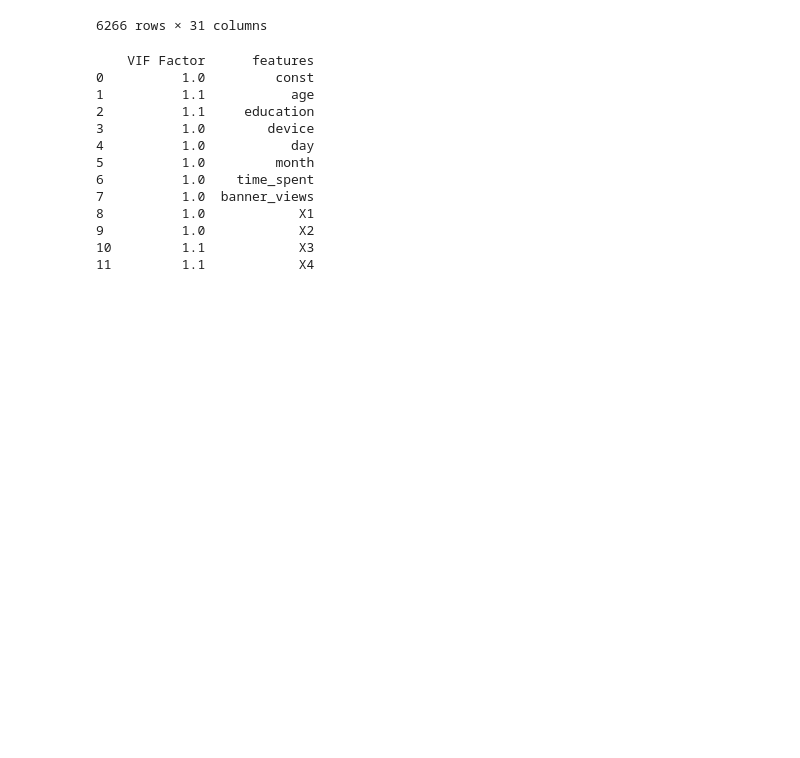
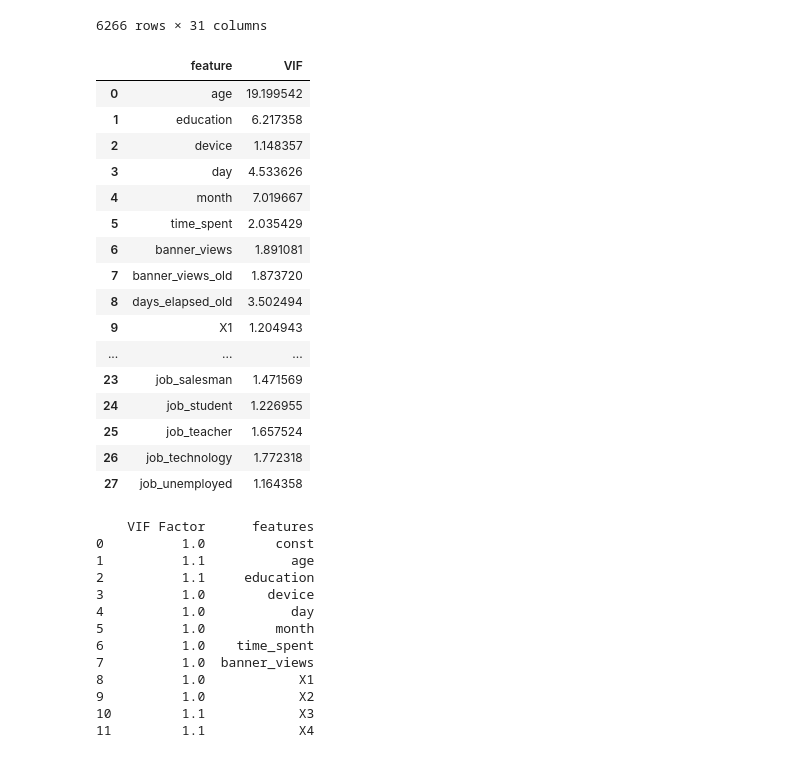
Before and after one commit to LuciaCam/ML_kaggle_competition, a Jupyter notebook: QDA_LDA.ipynb, the cells around one changed output. Cells and saved outputs as stored; diff of their text form; code cells hidden in the pictures; blank space fills up the shorter version.

```diff
--- a/QDA_LDA.ipynb
+++ b/QDA_LDA.ipynb
@@ -37,6 +37,9 @@ std_num = ColumnTransformer(transformers=transformers, remainder='passthrough')
 pipe_LDA = Pipeline([
     ('std_num', std_num),
     ("lda", LinearDiscriminantAnalysis())])
+# %%
+y_train = np.array(y_train)
+y_train = y_train.ravel()
 # %%
 # Fit pipeline
 pipe_LDA.fit(X_train, y_train) # Fit it to the training data
@@ -209,6 +215,38 @@ X_valid_3=pd.DataFrame(power.fit_transform(X_valid_3), columns=X_valid_3.columns
 X_test=pd.DataFrame(power.fit_transform(X_test), columns=X_test.columns)
 X_test_2=pd.DataFrame(power.fit_transform(X_test_2), columns=X_test_2.columns)
 X_test_3=pd.DataFrame(power.fit_transform(X_test_3), columns=X_test_3.columns)
+# %%
+import statsmodels.api as sm
+from statsmodels.stats.outliers_influence import variance_inflation_factor
+
+# cannot compute VIF with m dummies because they are perfectly correlated, need to delete one of each variable to have m-1
+X_train_VIF = X_train.drop(columns=['marital_married', 'outcome_old_failure', 'job_manager'])
+
+vif_data = pd.DataFrame()
+vif_data["feature"] = X_train_VIF.columns
+
+# calculating VIF for each feature
+vif_data["VIF"] = [variance_inflation_factor(X_train_VIF.values, i)
+                          for i in range(len(X_train_VIF.columns))]
+vif_data
+# %% [output]
+|  | feature | VIF |
+| 0 | age | 19.199542 |
+| 1 | education | 6.217358 |
+| 2 | device | 1.148357 |
+| 3 | day | 4.533626 |
+| 4 | month | 7.019667 |
+| 5 | time_spent | 2.035429 |
+| 6 | banner_views | 1.891081 |
+| 7 | banner_views_old | 1.873720 |
+| 8 | days_elapsed_old | 3.502494 |
+| 9 | X1 | 1.204943 |
+| ... | ... | ... |
+| 23 | job_salesman | 1.471569 |
+| 24 | job_student | 1.226955 |
+| 25 | job_teacher | 1.657524 |
+| 26 | job_technology | 1.772318 |
+| 27 | job_unemployed | 1.164358 |
 # %%
 ################################
 ## Deal with multicollinearity
```
Also changed, not shown: parts of 3 cells of this notebook.
